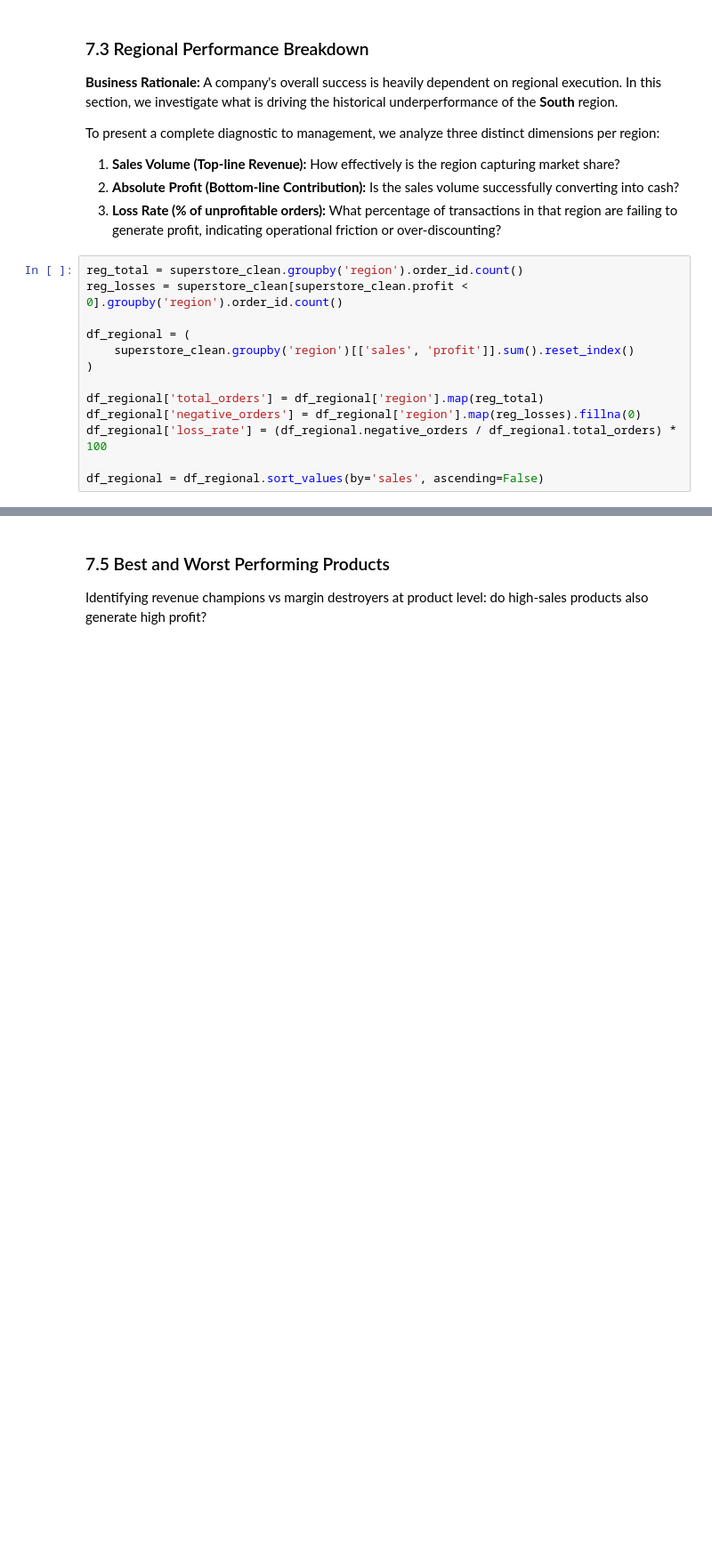
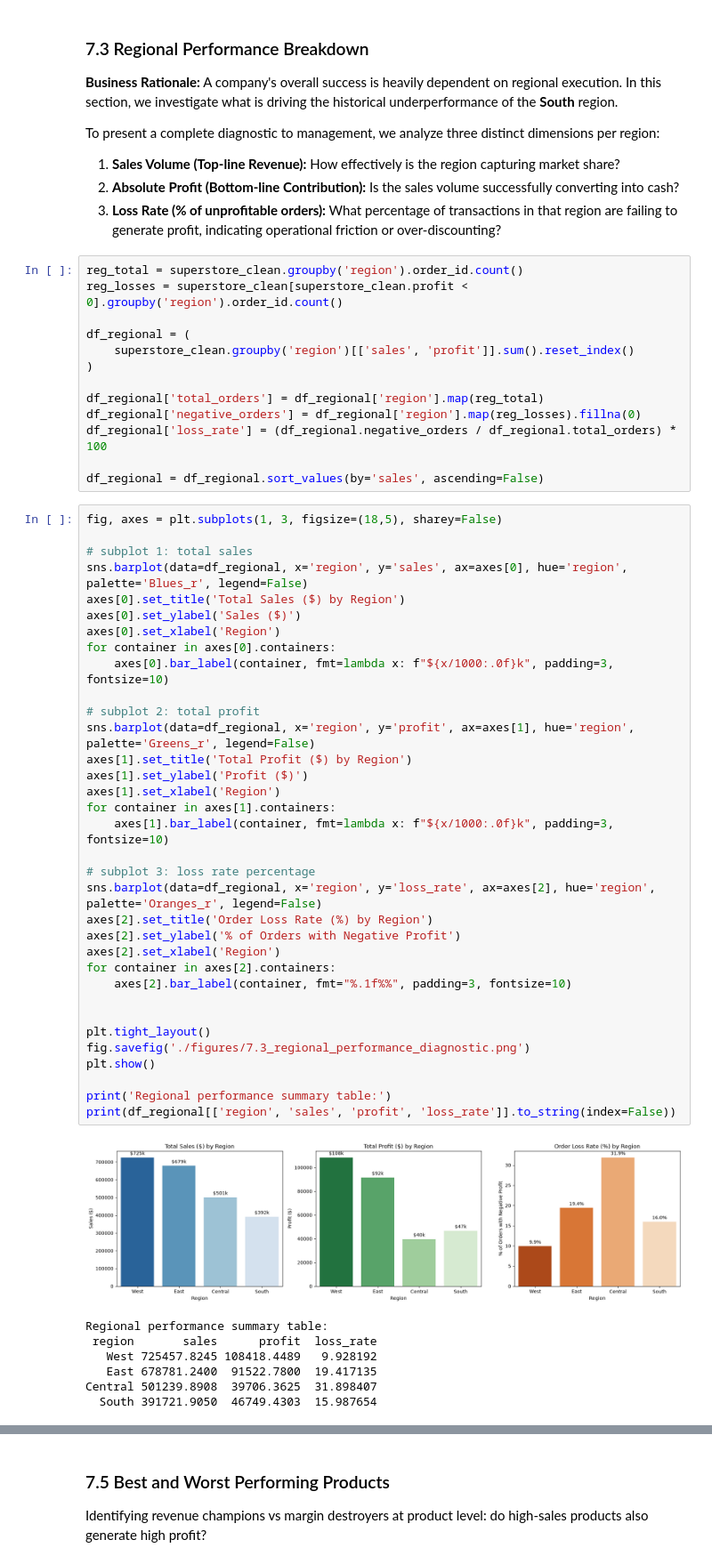
Before and after one commit to l7g/portfolio-data-analyst, a Jupyter notebook: project-1-superstore/notebook.ipynb, the cells around one changed output, grey strips where cells are left out. Shown at 89% size. Saved outputs shown, nothing was run; the diff lists cells and outputs as text; blank space fills up the shorter version.

```diff
--- a/project-1-superstore/notebook.ipynb
+++ b/project-1-superstore/notebook.ipynb
@@ -523,3 +523,45 @@ df_regional['negative_orders'] = df_regional['region'].map(reg_losses).fillna(0)
 df_regional['loss_rate'] = (df_regional.negative_orders / df_regional.total_orders) * 100
 
 df_regional = df_regional.sort_values(by='sales', ascending=False)
+# %%
+fig, axes = plt.subplots(1, 3, figsize=(18,5), sharey=False)
+
+# subplot 1: total sales
+sns.barplot(data=df_regional, x='region', y='sales', ax=axes[0], hue='region', palette='Blues_r', legend=False)
+axes[0].set_title('Total Sales ($) by Region')
+axes[0].set_ylabel('Sales ($)')
+axes[0].set_xlabel('Region')
+for container in axes[0].containers:
+    axes[0].bar_label(container, fmt=lambda x: f"${x/1000:.0f}k", padding=3, fontsize=10)
+
+# subplot 2: total profit
+sns.barplot(data=df_regional, x='region', y='profit', ax=axes[1], hue='region', palette='Greens_r', legend=False)
+axes[1].set_title('Total Profit ($) by Region')
+axes[1].set_ylabel('Profit ($)')
+axes[1].set_xlabel('Region')
+for container in axes[1].containers:
+    axes[1].bar_label(container, fmt=lambda x: f"${x/1000:.0f}k", padding=3, fontsize=10)
+
+# subplot 3: loss rate percentage
+sns.barplot(data=df_regional, x='region', y='loss_rate', ax=axes[2], hue='region', palette='Oranges_r', legend=False)
+axes[2].set_title('Order Loss Rate (%) by Region')
+axes[2].set_ylabel('% of Orders with Negative Profit')
+axes[2].set_xlabel('Region')
+for container in axes[2].containers:
+    axes[2].bar_label(container, fmt="%.1f%%", padding=3, fontsize=10)
+
+
+plt.tight_layout()
+fig.savefig('./figures/7.3_regional_performance_diagnostic.png')
+plt.show()
+
+print('Regional performance summary table:')
+print(df_regional[['region', 'sales', 'profit', 'loss_rate']].to_string(index=False))
+# %% [output]
+[figure, added]
+Regional performance summary table:
+ region       sales      profit  loss_rate
+   West 725457.8245 108418.4489   9.928192
+   East 678781.2400  91522.7800  19.417135
+Central 501239.8908  39706.3625  31.898407
+  South 391721.9050  46749.4303  15.987654
```
Also changed, not shown: parts of 2 cells of this notebook.
